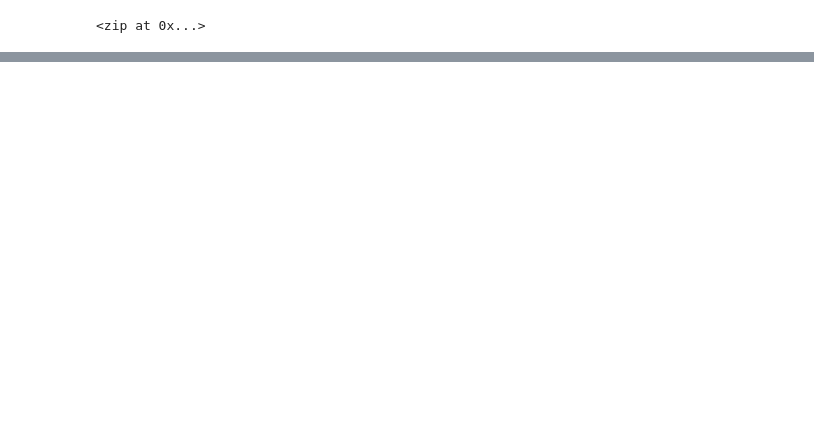
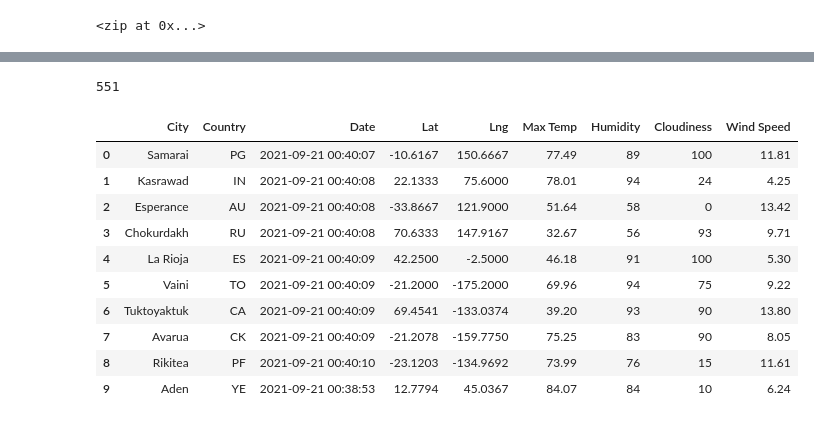
Before and after one commit to calistad/World_Weather_Analysis, a Jupyter notebook: WeatherPy.ipynb, the cells around one changed output, grey strips where cells are left out. Cells and saved outputs as stored; diff of their text form; code cells hidden in the pictures; blank space fills up the shorter version.

```diff
--- a/WeatherPy.ipynb
+++ b/WeatherPy.ipynb
@@ -18,6 +27,9 @@ lat_lngs
 # %%
 # Add the latitudes and longitudes to a list.
 coordinates = list(lat_lngs)
+# %%
+# Starting URL for Weather Map API Call.
+url = "http://api.openweathermap.org/data/2.5/weather?units=Imperial&APPID=" + weather_api_key
 # %%
 # Create a list for holding the cities.
 cities = []
@@ -36,0 +133,24 @@ len(cities)
+# %%
+len(city_data)
+# %% [output]
+551
+# %%
+# Convert the array of dictionaries to a Pandas DataFrame.
+city_data_df = pd.DataFrame(city_data)
+# %%
+# Reorder the columns.
+new_column_order = ["City", "Country", "Date", "Lat", "Lng", "Max Temp", "Humidity", "Cloudiness", "Wind Speed"]
+city_data_df = city_data_df[new_column_order]
+city_data_df.head(10)
+# %% [output]
+|  | City | Country | Date | Lat | Lng | Max Temp | Humidity | Cloudiness | Wind Speed |
+| 0 | Samarai | PG | 2021-09-21 00:40:07 | -10.6167 | 150.6667 | 77.49 | 89 | 100 | 11.81 |
+| 1 | Kasrawad | IN | 2021-09-21 00:40:08 | 22.1333 | 75.6000 | 78.01 | 94 | 24 | 4.25 |
+| 2 | Esperance | AU | 2021-09-21 00:40:08 | -33.8667 | 121.9000 | 51.64 | 58 | 0 | 13.42 |
+| 3 | Chokurdakh | RU | 2021-09-21 00:40:08 | 70.6333 | 147.9167 | 32.67 | 56 | 93 | 9.71 |
+| 4 | La Rioja | ES | 2021-09-21 00:40:09 | 42.2500 | -2.5000 | 46.18 | 91 | 100 | 5.30 |
+| 5 | Vaini | TO | 2021-09-21 00:40:09 | -21.2000 | -175.2000 | 69.96 | 94 | 75 | 9.22 |
+| 6 | Tuktoyaktuk | CA | 2021-09-21 00:40:09 | 69.4541 | -133.0374 | 39.20 | 93 | 90 | 13.80 |
+| 7 | Avarua | CK | 2021-09-21 00:40:09 | -21.2078 | -159.7750 | 75.25 | 83 | 90 | 8.05 |
+| 8 | Rikitea | PF | 2021-09-21 00:40:10 | -23.1203 | -134.9692 | 73.99 | 76 | 15 | 11.61 |
+| 9 | Aden | YE | 2021-09-21 00:38:53 | 12.7794 | 45.0367 | 84.07 | 84 | 10 | 6.24 |
```
Also changed, not shown: parts of 5 cells of this notebook, 3 other files.
